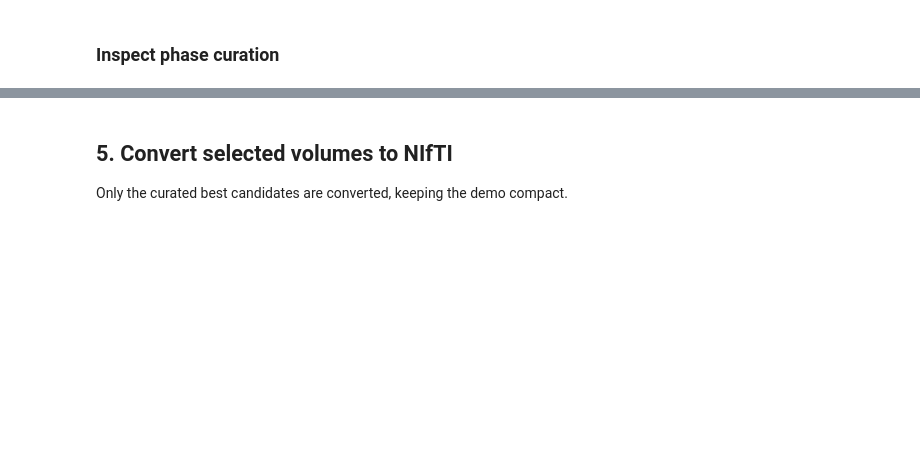
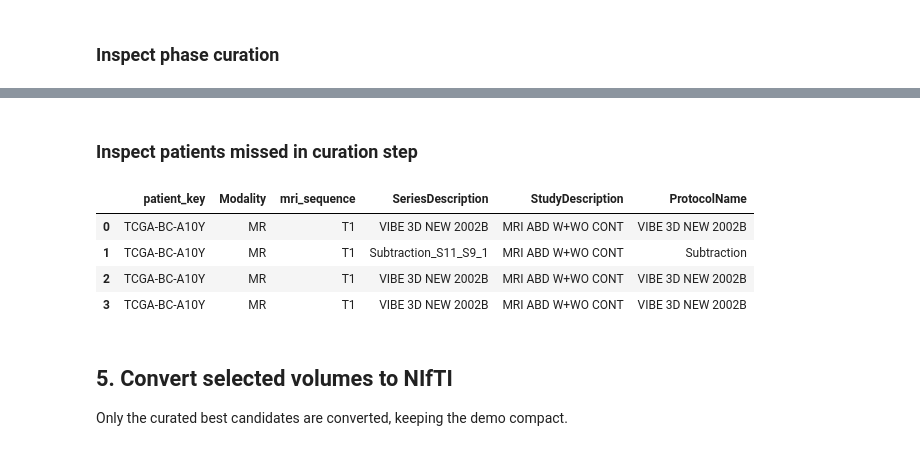
Before and after one commit to dmandache/IMPERANDI, a Jupyter notebook: examples/demos/demo_full.ipynb, the cells around one changed output, grey strips where cells are left out. Saved outputs shown, nothing was run; the diff lists cells and outputs as text; code cells hidden in the pictures; blank space fills up the shorter version.

```diff
--- a/examples/demos/demo_full.ipynb
+++ b/examples/demos/demo_full.ipynb
@@ -304,3 +338,19 @@ display(
+# %% [markdown]
+### Inspect patients missed in curation step
+# %%
+discarded_patients = set(phased.patient_key.unique()) - set(selected.patient_key.unique())
+display(
+    phased.loc[
+        phased.patient_key.isin(discarded_patients),
+         ['patient_key', 'Modality', 'mri_sequence', 'SeriesDescription', 'StudyDescription', 'ProtocolName']
+        ]
+)
+# %% [output]
+|  | patient_key | Modality | mri_sequence | SeriesDescription | StudyDescription | ProtocolName |
+| 0 | TCGA-BC-A10Y | MR | T1 | VIBE 3D NEW 2002B | MRI ABD W+WO CONT | VIBE 3D NEW 2002B |
+| 1 | TCGA-BC-A10Y | MR | T1 | Subtraction_S11_S9_1 | MRI ABD W+WO CONT | Subtraction |
+| 2 | TCGA-BC-A10Y | MR | T1 | VIBE 3D NEW 2002B | MRI ABD W+WO CONT | VIBE 3D NEW 2002B |
+| 3 | TCGA-BC-A10Y | MR | T1 | VIBE 3D NEW 2002B | MRI ABD W+WO CONT | VIBE 3D NEW 2002B |
 # %% [markdown]
 ## 5. Convert selected volumes to NIfTI
 
```
Also changed, not shown: parts of 15 cells of this notebook.
